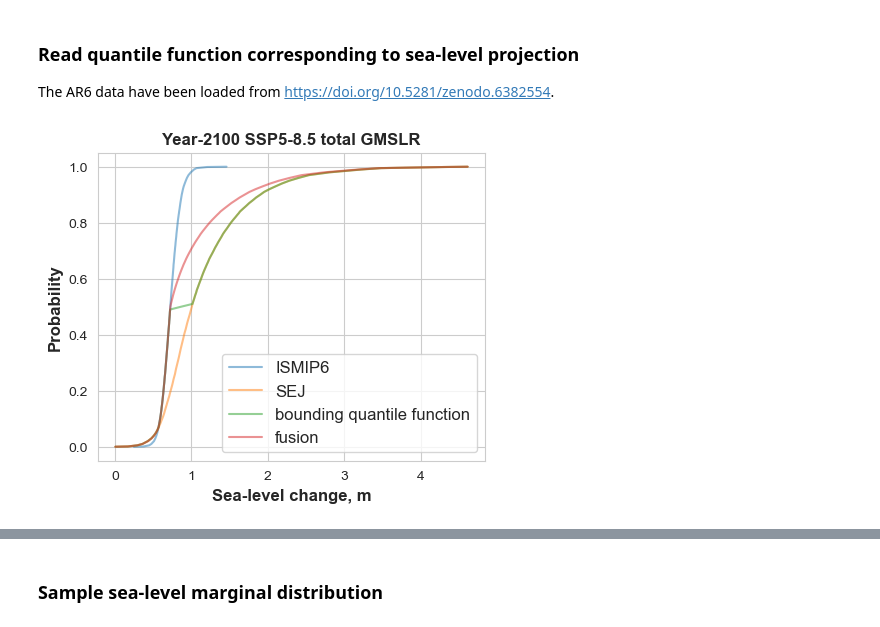
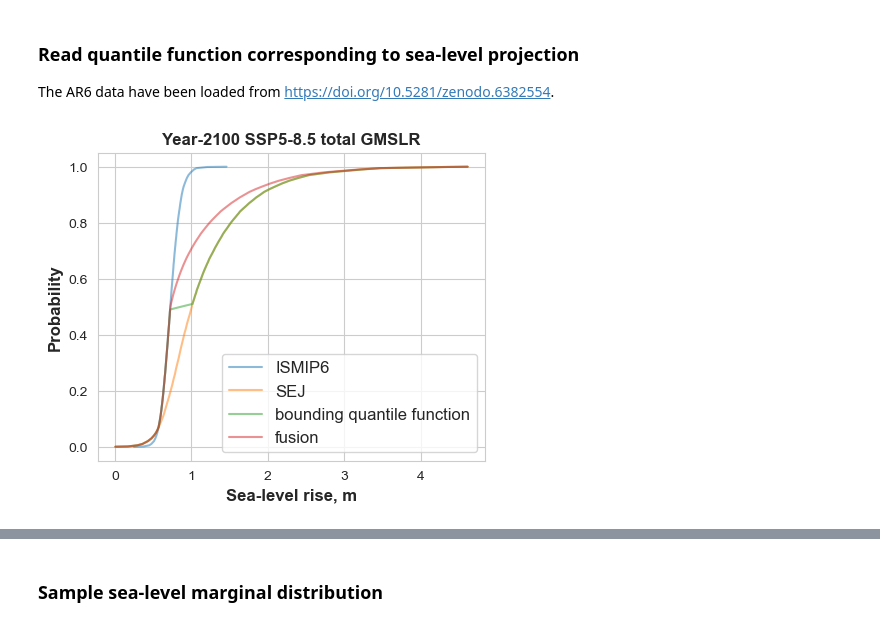
Before and after one commit to grandey/d23a-fusion, a Jupyter notebook: fusion_analysis_d23a.ipynb, the cells around one changed output, grey strips where cells are left out. Drawn from its saved outputs; the diff is of its cells as text; code cells hidden in the pictures.

Commit message:
- fusion_analysis_d23a.ipynb: change x-axis labels from “Sea-level change” to “Sea-level rise”.

```diff
--- a/fusion_analysis_d23a.ipynb
+++ b/fusion_analysis_d23a.ipynb
@@ -150,15 +150,15 @@ def read_sea_level_qf(projection_source='fusion', component='total', scenario='S
 # %%
 %%time
 # Example: plot quantile function of year-2100 SSP5-8.5 total GMSLR for different projection sources
 fig, ax = plt.subplots(1, 1, figsize=(5, 4))
 for projection_source in ['ISMIP6', 'SEJ', 'bounding quantile function', 'fusion']:
     in_da = read_sea_level_qf(projection_source=projection_source, component='total', scenario='SSP5-8.5', year=2100)
     in_da.plot(y='quantiles', ax=ax, alpha=0.5, label=projection_source)
 # Customise plot
 ax.set_title('Year-2100 SSP5-8.5 total GMSLR')
-ax.set_xlabel(f'Sea-level change, {in_da.units}')
+ax.set_xlabel(f'Sea-level rise, {in_da.units}')
 ax.set_ylabel('Probability')
 ax.legend()
 plt.show()
 # %% [output]
-[figure, old version]
+[figure, new version]
```
Also changed, not shown: parts of 6 cells of this notebook, 2 other files.
